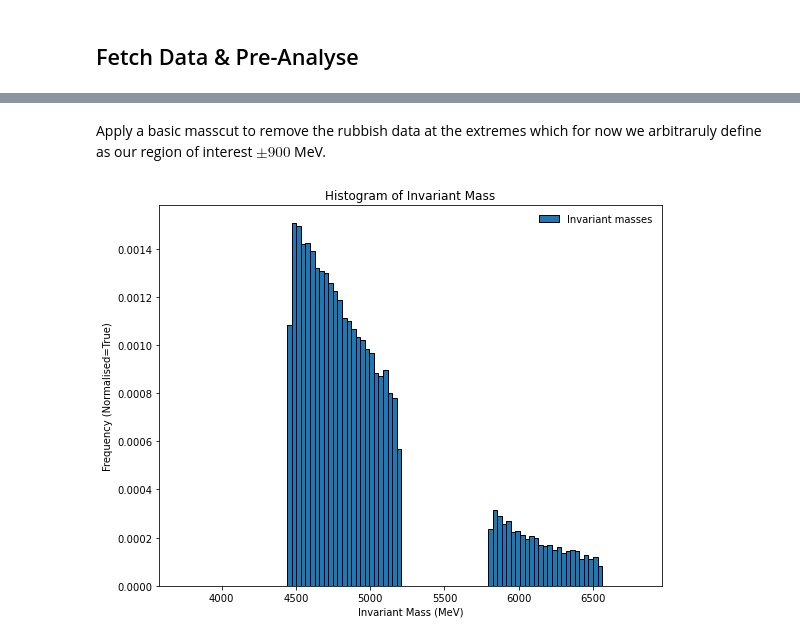
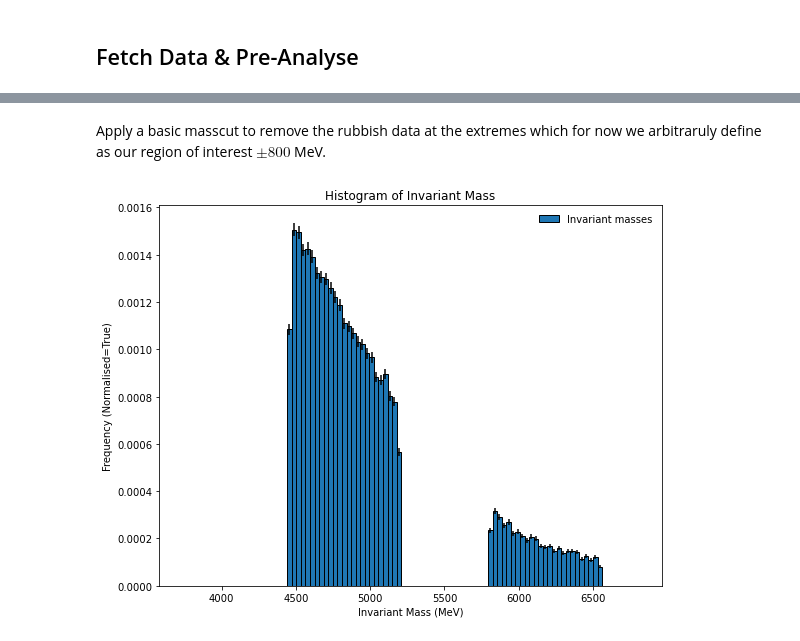
Before and after one commit to ChandlerKenworthy/Y4RareDecayProject, a Jupyter notebook: selection_criteria/ModelBackground.ipynb, the cells around one changed output, grey strips where cells are left out. Saved outputs shown, nothing was run; the diff lists cells and outputs as text; code cells hidden in the pictures.

Commit message:
Cleaned data for fitting

```diff
--- a/selection_criteria/ModelBackground.ipynb
+++ b/selection_criteria/ModelBackground.ipynb
@@ -30,7 +30,7 @@ def simple_hist(invariant_masses, label="Empty label", normalised=True, bins=100
         plt.savefig(savefig)
     return hist_data
 
-def hist_with_errors(invariant_masses, label="Empty Label", normalised=True, bins=100, bin_space=None, figsize=(11,9), savefig=None):
+def hist_with_errors(invariant_masses, label="Empty Label", normalised=True, bins=100, bin_space=None, figsize=(11,9), savefig=None, zoom=None):
     if bin_space is None:
         bin_space = np.linspace(int(np.round(np.min(invariant_masses), 0)), int(np.round(np.max(invariant_masses), 1)), bins+1)
     bin_centr = [(bin_space[i] + bin_space[i+1])/2 for i in range(len(bin_space) - 1)]
@@ -39,9 +39,12 @@ def hist_with_errors(invariant_masses, label="Empty Label", normalised=True, bin
     hist_frq = np.histogram(invariant_masses, bin_space, density=normalised) # Get the normalisation factor from this
     hist_err = np.sqrt(hist_frq_no_norm[0]) # Error on the bin is proportional to the sqrt of the counts
     if normalised: # Adjust error bars to be smaller
-        hist_err *= (hist_frq[0]/hist_frq_no_norm[0]) # TODO: Add the normalisation factor in here
+        hist_err *= (hist_frq[0]/hist_frq_no_norm[0])
+        # This will reduce the error by the normalisation factor
     fig, ax = plt.subplots(1, 1, figsize=figsize)
-    ax.bar(bin_centr, hist_frq[0], yerr=hist_err, width=bin_width, edgecolor='k', label=label) ###  yerr=hist_err
+    ax.bar(bin_centr, hist_frq[0], yerr=hist_err, width=bin_width, edgecolor='k', label=label)
+    if zoom is not None:
+        ax.set_xlim(zoom[0], zoom[1])
     ax.set_ylabel(f'Frequency (Normalised={normalised})')
     ax.set_xlabel('Invariant Mass (MeV)')
     plt.title('Histogram of Invariant Mass')
@@ -49,8 +52,10 @@ def hist_with_errors(invariant_masses, label="Empty Label", normalised=True, bin
     if savefig is not None:
         plt.savefig(savefig)
     plt.show()
-    print(hist_err)
-    return hist_frq
+    return hist_frq[0], hist_err, bin_space, bin_centr
+
+def bar_with_funcs():
+    pass
 # %% [markdown]
 ## Fetch Data & Pre-Analyse
 # %%
@@ -79,9 +67,9 @@ dat = hist_with_errors(df, label='Invariant Mass', figsize=(9, 7), normalised=Tr
 # %% [markdown]
-Apply a basic masscut to remove the rubbish data at the extremes which for now we arbitraruly define as our region of interest $\pm900$ MeV.
+Apply a basic masscut to remove the rubbish data at the extremes which for now we arbitraruly define as our region of interest $\pm800$ MeV.
 # %%
 pm = 800
 cdf = df[df['Lb_M'].between(5250-pm, 5750+pm)]
 # %%
-b = hist_with_errors(cdf, label='Invariant masses', bin_space=dat[1], figsize=(9,7))
+first_cut_hist = hist_with_errors(cdf, label='Invariant masses', bin_space=dat[2], figsize=(9,7))
 # %% [output]
-[figure, old version]
+[figure, new version]
```
Also changed, not shown: parts of 9 cells of this notebook, 1 other file.
